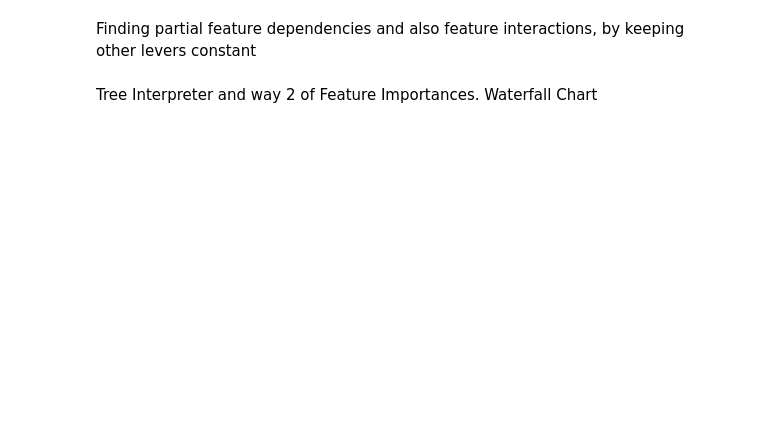
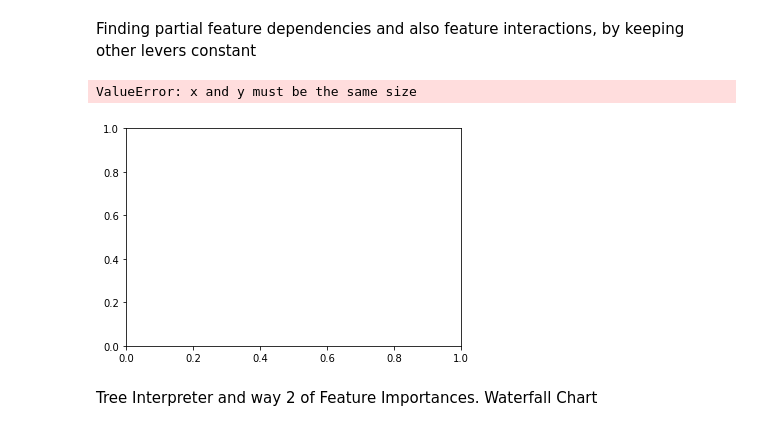
Before and after one commit to SonaliDasgupta/MLandAIAlgorithmsFromScratch, a Jupyter notebook: kernel.ipynb, the cells around one changed output. Cells and saved outputs as stored; diff of their text form; code cells hidden in the pictures; blank space fills up the shorter version.

```diff
--- a/kernel.ipynb
+++ b/kernel.ipynb
@@ -266,27 +268,36 @@ feature_imp.plot('barh')
 Finding partial feature dependencies and also feature interactions, by keeping other levers constant
 # %%
 %%cython
+import numpy as np
+import matplotlib.pyplot as plt
 def plot_pdp(self, X, y, feature_name, n_clusters = 0):
     feature_id = -1
+    y_pred_vals = []
+    y_pred_mean = []
     for index in range(X.shape[1]):
         if X.columns[index] == feature_name:
             feature_id = index
-    for feature_val in X[feature_id].unique():
-        X_new = X_valid.copy()
-        X_new[feature] = feature_val
+    X_new = X.copy()
+    for feature_val in np.unique(X.values[:, feature_id]):
+
+        X_new.values[:, feature_id] = feature_val
         y_pred_val = self.predict(X_new)
+
         y_pred_vals.append(y_pred_val)
 
         y_pred_mean.append(np.mean(y_pred_val, axis = 0))
-
-    plt.plot(y_valid, y_pred_mean)
+    del X_new
+    plt.scatter(y, y_pred_mean)
     y_pred_randoms = np.random.normal(y_pred_vals)[:n_clusters]
     for y_pred in y_pred_randoms:
-        plt.plot(y_valid, y_pred)
+        plt.plot(y, y_pred)
 
 rf_mine.plot_pdp = plot_pdp
-idxs = np.random(X_train)[:500]
-rf_mine.plot_pdp(X_train[idxs], y_train[idxs], 'OverallQual')
+idxs = np.random.permutation(X_train.shape[0])[:10]
+plot_pdp(rf_mine, X_train.iloc[idxs, :], y_train[idxs], 'OverallQual')
+# %% [output]
+ValueError: x and y must be the same size
+[figure, added]
 # %%
 %%cython
 def plot_pdp_interaction(X, y, feature_names):
```
Also changed, not shown: parts of 9 cells of this notebook.
